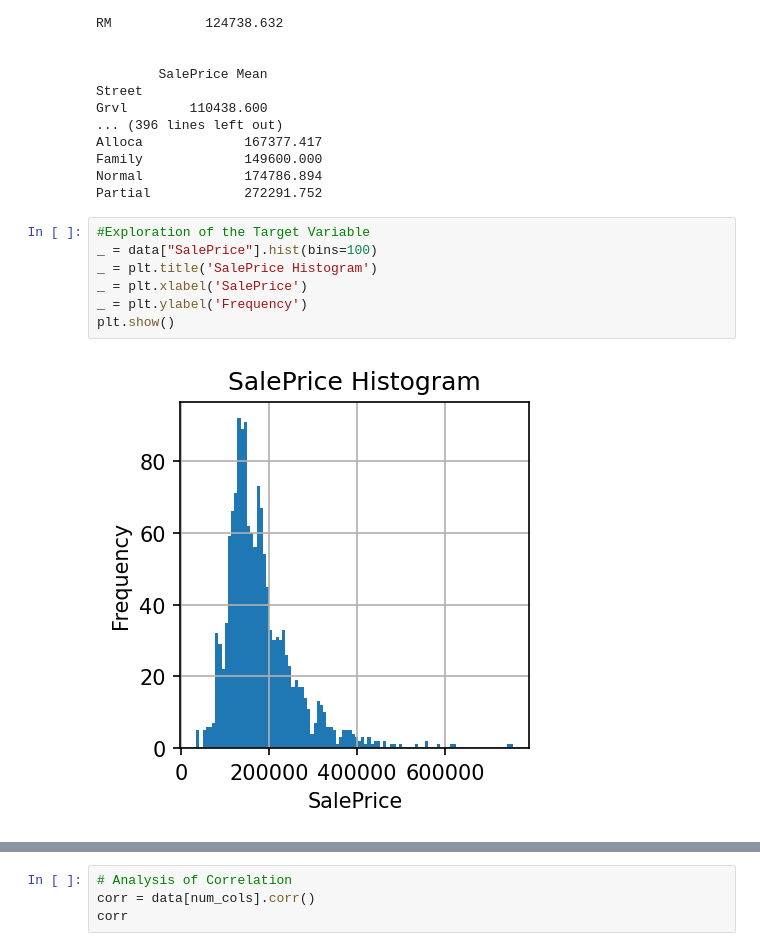
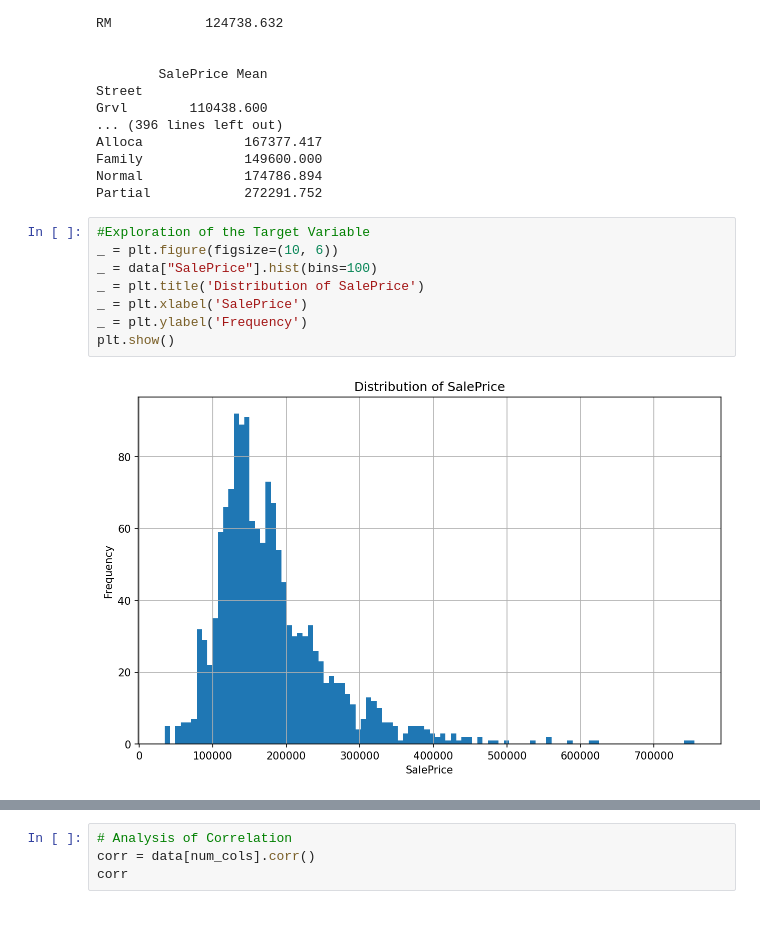
Before and after one commit to sdemirus/HousePricePrediction, a Jupyter notebook: Notebook/03_EDA.ipynb, the cells around one changed output, grey strips where cells are left out. Drawn from its saved outputs; the diff is of its cells as text; blank space fills up the shorter version.

```diff
--- a/Notebook/03_EDA.ipynb
+++ b/Notebook/03_EDA.ipynb
@@ -360,10 +360,11 @@ Normal             174786.894
 Partial            272291.752
 # %%
 #Exploration of the Target Variable
+_ = plt.figure(figsize=(10, 6))
 _ = data["SalePrice"].hist(bins=100)
-_ = plt.title('SalePrice Histogram')
+_ = plt.title('Distribution of SalePrice')
 _ = plt.xlabel('SalePrice')
 _ = plt.ylabel('Frequency')
 plt.show()
 # %% [output]
-[figure, old version]
+[figure, new version]
```
Also changed, not shown: parts of 4 cells of this notebook, 1 other file.
